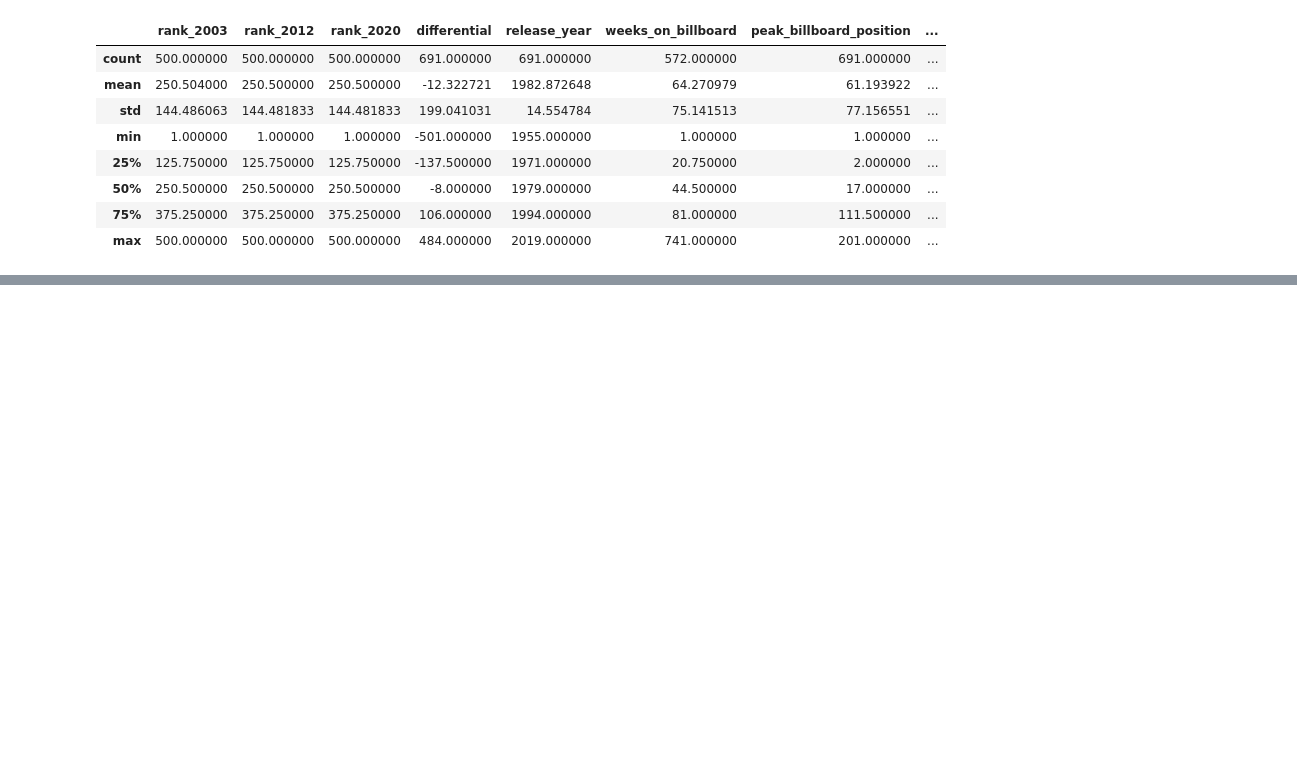
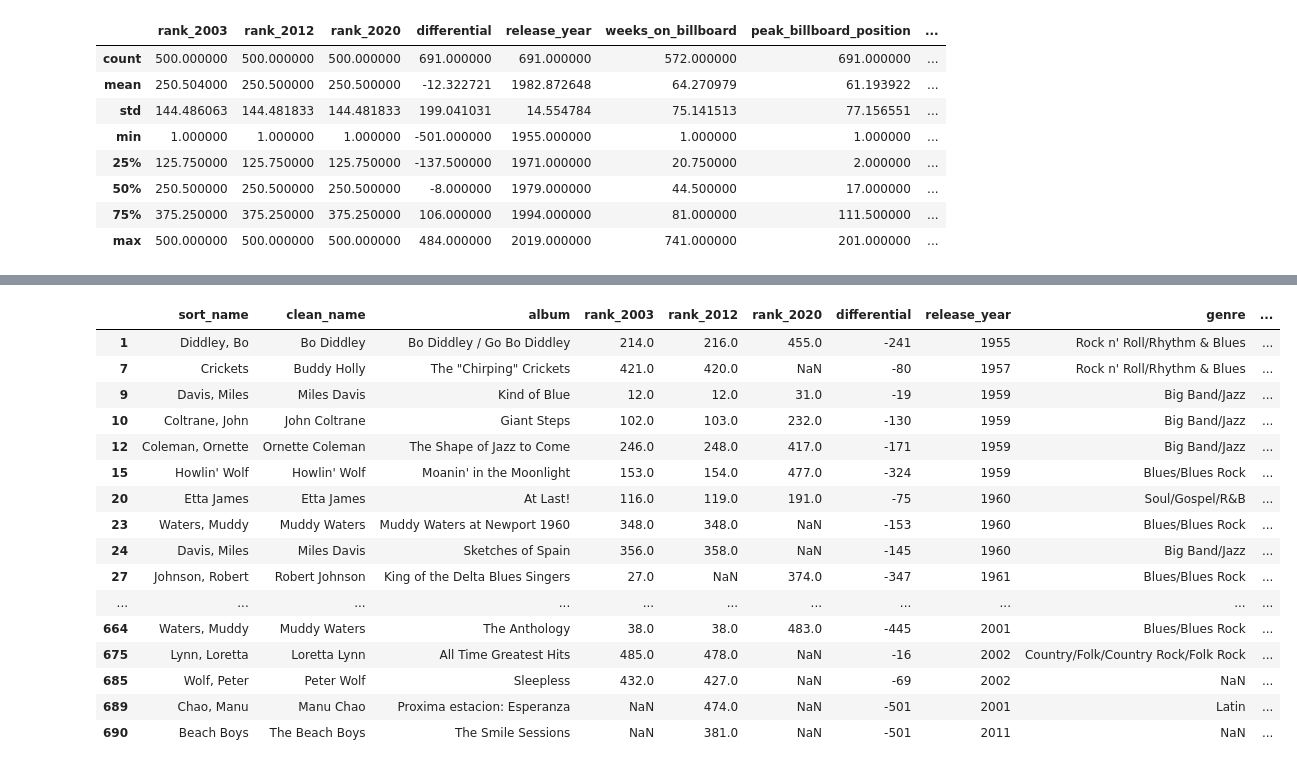
Before and after one commit to mateusono1/Melodia, a Jupyter notebook: Sofia/analise.ipynb, the cells around one changed output, grey strips where cells are left out. Saved outputs shown, nothing was run; the diff lists cells and outputs as text; code cells hidden in the pictures; blank space fills up the shorter version.

```diff
--- a/Sofia/analise.ipynb
+++ b/Sofia/analise.ipynb
@@ -107,0 +166,21 @@ df.describe()
+# %%
+B = df.loc[df['peak_billboard_position']==201]
+B
+# %% [output]
+|  | sort_name | clean_name | album | rank_2003 | rank_2012 | rank_2020 | differential | release_year | genre | ... |
+| 1 | Diddley, Bo | Bo Diddley | Bo Diddley / Go Bo Diddley | 214.0 | 216.0 | 455.0 | -241 | 1955 | Rock n' Roll/Rhythm & Blues | ... |
+| 7 | Crickets | Buddy Holly | The "Chirping" Crickets | 421.0 | 420.0 | NaN | -80 | 1957 | Rock n' Roll/Rhythm & Blues | ... |
+| 9 | Davis, Miles | Miles Davis | Kind of Blue | 12.0 | 12.0 | 31.0 | -19 | 1959 | Big Band/Jazz | ... |
+| 10 | Coltrane, John | John Coltrane | Giant Steps | 102.0 | 103.0 | 232.0 | -130 | 1959 | Big Band/Jazz | ... |
+| 12 | Coleman, Ornette | Ornette Coleman | The Shape of Jazz to Come | 246.0 | 248.0 | 417.0 | -171 | 1959 | Big Band/Jazz | ... |
+| 15 | Howlin' Wolf | Howlin' Wolf | Moanin' in the Moonlight | 153.0 | 154.0 | 477.0 | -324 | 1959 | Blues/Blues Rock | ... |
+| 20 | Etta James | Etta James | At Last! | 116.0 | 119.0 | 191.0 | -75 | 1960 | Soul/Gospel/R&B | ... |
+| 23 | Waters, Muddy | Muddy Waters | Muddy Waters at Newport 1960 | 348.0 | 348.0 | NaN | -153 | 1960 | Blues/Blues Rock | ... |
+| 24 | Davis, Miles | Miles Davis | Sketches of Spain | 356.0 | 358.0 | NaN | -145 | 1960 | Big Band/Jazz | ... |
+| 27 | Johnson, Robert | Robert Johnson | King of the Delta Blues Singers | 27.0 | NaN | 374.0 | -347 | 1961 | Blues/Blues Rock | ... |
+| ... | ... | ... | ... | ... | ... | ... | ... | ... | ... | ... |
+| 664 | Waters, Muddy | Muddy Waters | The Anthology | 38.0 | 38.0 | 483.0 | -445 | 2001 | Blues/Blues Rock | ... |
+| 675 | Lynn, Loretta | Loretta Lynn | All Time Greatest Hits | 485.0 | 478.0 | NaN | -16 | 2002 | Country/Folk/Country Rock/Folk Rock | ... |
+| 685 | Wolf, Peter | Peter Wolf | Sleepless | 432.0 | 427.0 | NaN | -69 | 2002 | NaN | ... |
+| 689 | Chao, Manu | Manu Chao | Proxima estacion: Esperanza | NaN | 474.0 | NaN | -501 | 2001 | Latin | ... |
+| 690 | Beach Boys | The Beach Boys | The Smile Sessions | NaN | 381.0 | NaN | -501 | 2011 | NaN | ... |
```
Also changed, not shown: parts of 12 cells of this notebook.
